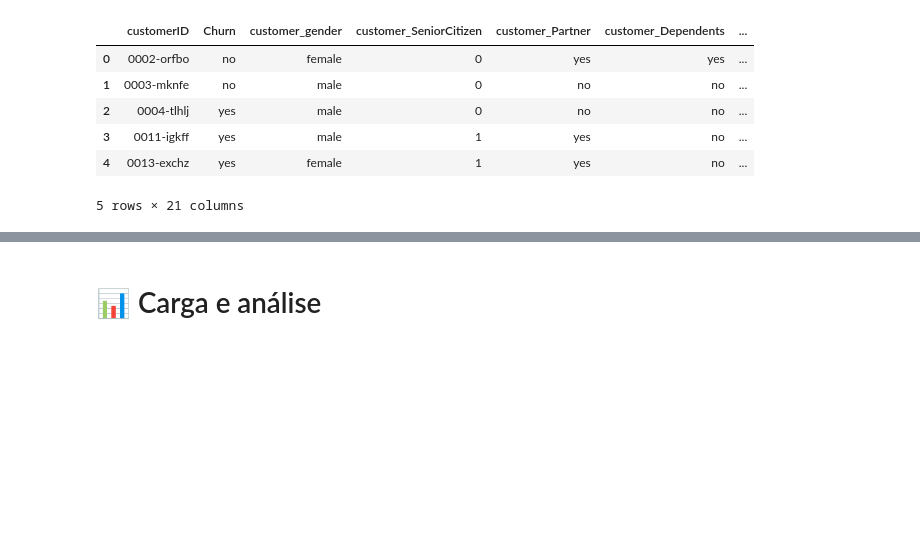
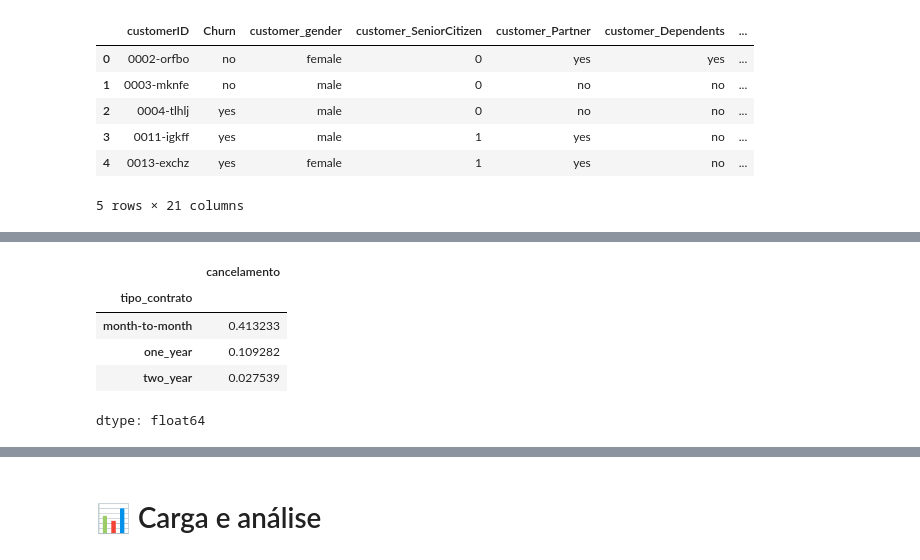
Before and after one commit to Tayara32/Challenge-TelecomX, a Jupyter notebook: ChallengeTelecomX.ipynb, the cells around one changed output, grey strips where cells are left out. Saved outputs shown, nothing was run; the diff lists cells and outputs as text; code cells hidden in the pictures; blank space fills up the shorter version.

```diff
--- a/ChallengeTelecomX.ipynb
+++ b/ChallengeTelecomX.ipynb
@@ -199,0 +309,10 @@ df_normalizado.head()
+# %%
+#Calcular evasão por tipo de contrato:
+df_normalizado.groupby('tipo_contrato')['cancelamento'].mean().sort_values(ascending=False)
+# %% [output]
+|  | cancelamento |
+| tipo_contrato |  |
+| month-to-month | 0.413233 |
+| one_year | 0.109282 |
+| two_year | 0.027539 |
+dtype: float64
```
Also changed, not shown: parts of 16 cells of this notebook.
